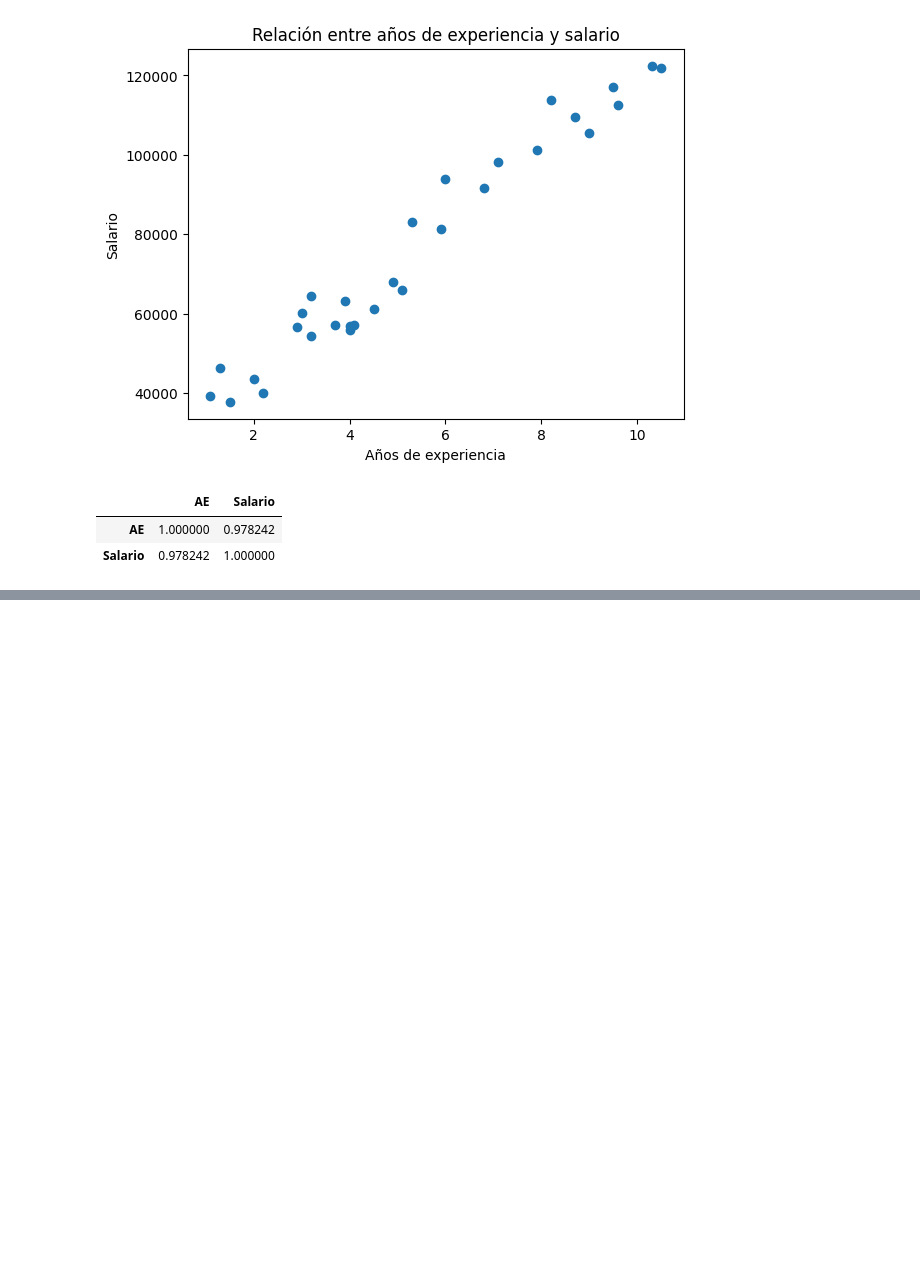
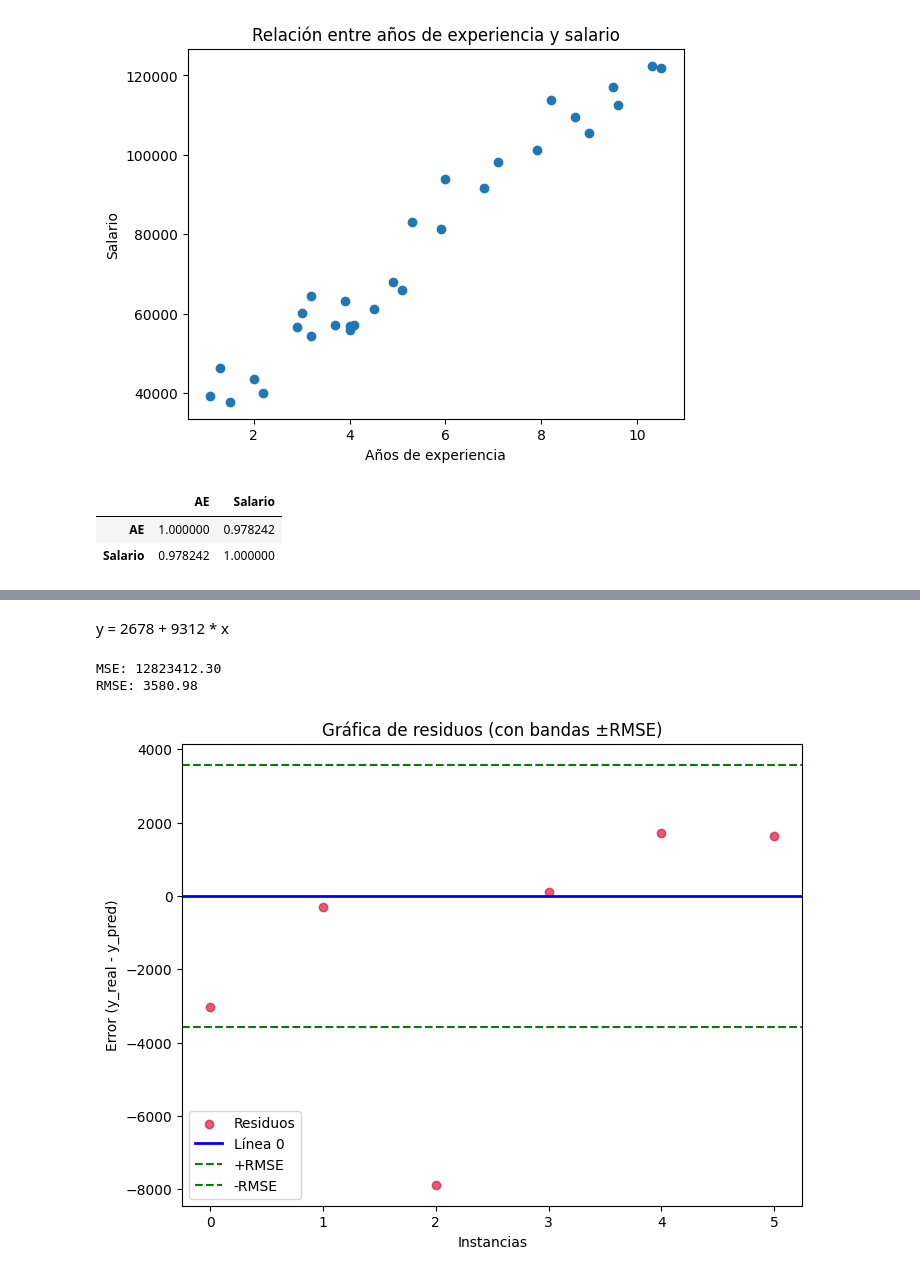
Before and after one commit to d4vhost/MachineLearning, a Jupyter notebook: Salary_Data.ipynb, the cells around one changed output, grey strips where cells are left out. Drawn from its saved outputs; the diff is of its cells as text; code cells hidden in the pictures; blank space fills up the shorter version.

```diff
--- a/Salary_Data.ipynb
+++ b/Salary_Data.ipynb
@@ -67,0 +116,43 @@ cmap="Set3")
+# %% [markdown]
+y = 2678 + 9312 * x
+# %%
+import numpy as np
+from sklearn.metrics import mean_squared_error
+import matplotlib.pyplot as plt
+
+# Función para graficar los residuos
+def grafica_error(y_real, y_pred):
+    # Asegurar que son arrays planos
+    y_real = np.array(y_real).ravel()
+    y_pred = np.array(y_pred).ravel()
+
+    # Calcular residuos
+    residuos = y_real - y_pred
+
+    # Calcular MSE y RMSE
+    mse = mean_squared_error(y_real, y_pred)
+    rmse = np.sqrt(mse)
+
+    print(f"MSE: {mse:.2f}")
+    print(f"RMSE: {rmse:.2f}")
+
+    # Graficar
+    x1 = np.arange(len(y_pred))
+    plt.figure(figsize=(8,6))
+    plt.scatter(x1, residuos, color='crimson', alpha=0.7, label="Residuos")
+    plt.axhline(0, color='blue', linestyle='-', linewidth=2, label="Línea 0")
+    plt.axhline(rmse, color='green', linestyle='--', label="+RMSE")
+    plt.axhline(-rmse, color='green', linestyle='--', label="-RMSE")
+
+    plt.title('Gráfica de residuos (con bandas ±RMSE)')
+    plt.xlabel('Instancias')
+    plt.ylabel('Error (y_real - y_pred)')
+    plt.legend()
+    plt.show()
+
+# Llamar a la función
+grafica_error(y_test, y_pred)
+# %% [output]
+MSE: 12823412.30
+RMSE: 3580.98
+[figure, added]
```
Also changed, not shown: parts of 5 cells of this notebook.
